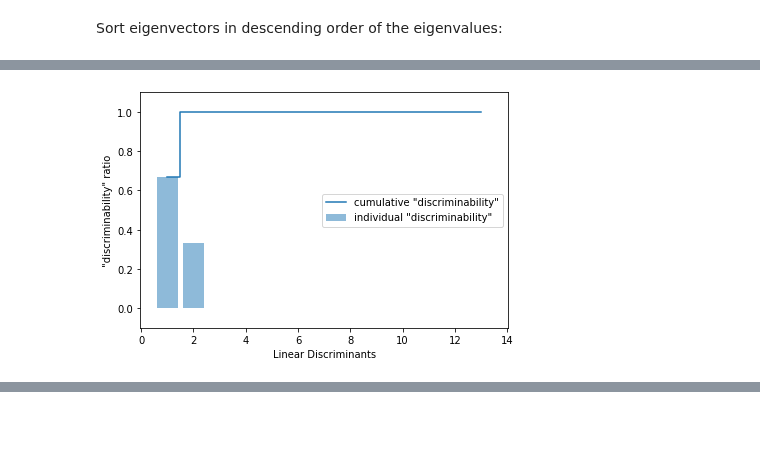
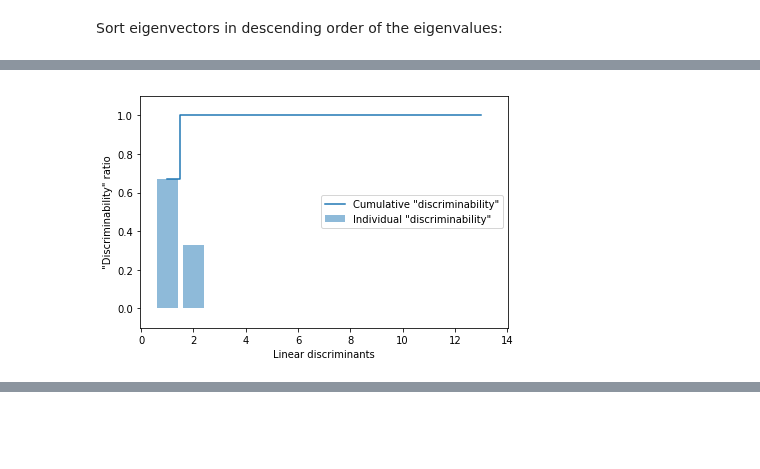
Before and after one commit to rasbt/python-machine-learning-book-3rd-edition, a Jupyter notebook: ch05/ch05.ipynb, the cells around one changed output, grey strips where cells are left out. Saved outputs shown, nothing was run; the diff lists cells and outputs as text; code cells hidden in the pictures.

```diff
--- a/ch05/ch05.ipynb
+++ b/ch05/ch05.ipynb
@@ -514,21 +514,21 @@ Eigenvalues in descending order:
 # %%
 tot = sum(eigen_vals.real)
 discr = [(i / tot) for i in sorted(eigen_vals.real, reverse=True)]
 cum_discr = np.cumsum(discr)
 
 plt.bar(range(1, 14), discr, alpha=0.5, align='center',
-        label='individual "discriminability"')
+        label='Individual "discriminability"')
 plt.step(range(1, 14), cum_discr, where='mid',
-         label='cumulative "discriminability"')
-plt.ylabel('"discriminability" ratio')
-plt.xlabel('Linear Discriminants')
+         label='Cumulative "discriminability"')
+plt.ylabel('"Discriminability" ratio')
+plt.xlabel('Linear discriminants')
 plt.ylim([-0.1, 1.1])
 plt.legend(loc='best')
 plt.tight_layout()
 # plt.savefig('images/05_07.png', dpi=300)
 plt.show()
 # %% [output]
-[figure, old version]
+[figure, new version]
 # %%
 w = np.hstack((eigen_pairs[0][1][:, np.newaxis].real,
               eigen_pairs[1][1][:, np.newaxis].real))
```
Also changed, not shown: parts of 18 cells of this notebook, 6 other files.
